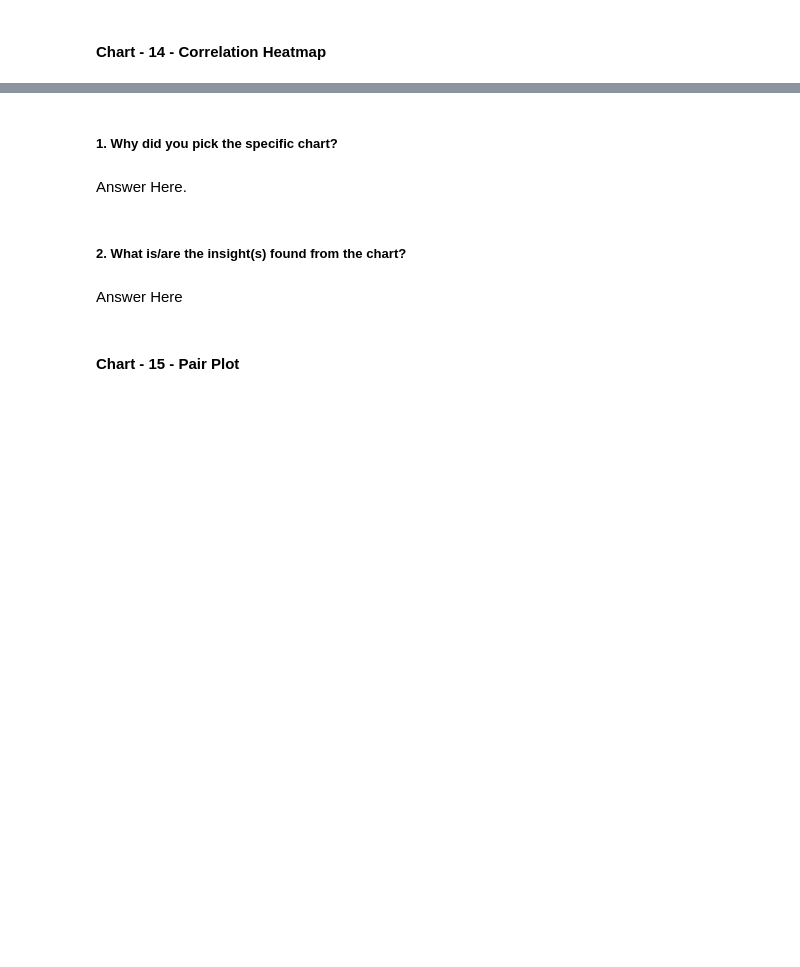
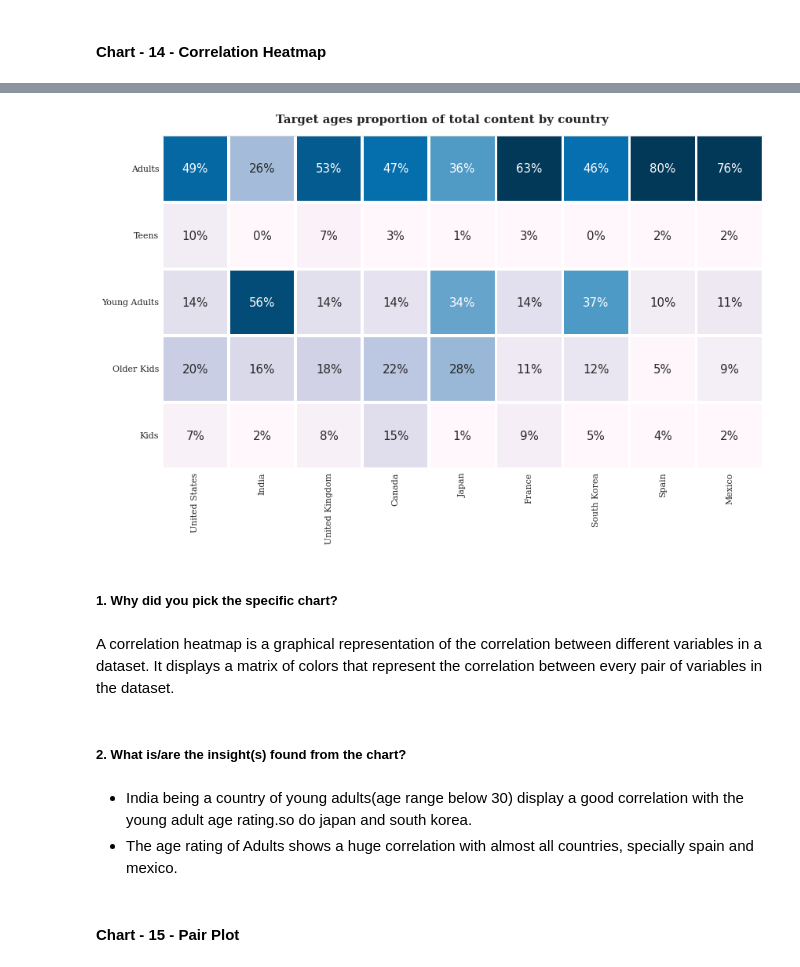
Before and after one commit to shivashukla02/Netflix-Movies-and-TV-Show-Clustering-Unsupervised, a Jupyter notebook: Netflix_Movies_and_TV_Show_Clustering_unsupervised.ipynb, the cells around one changed output, grey strips where cells are left out. Saved outputs shown, nothing was run; the diff lists cells and outputs as text; code cells hidden in the pictures; blank space fills up the shorter version.

```diff
--- a/Netflix_Movies_and_TV_Show_Clustering_unsupervised.ipynb
+++ b/Netflix_Movies_and_TV_Show_Clustering_unsupervised.ipynb
@@ -798,0 +836,19 @@ A word cloud, also known as a tag cloud, is a visual representation of the frequ
+# %%
+df_netflix2['country'] = df_netflix2['country'].astype('|S')
+# %%
+df_netflix2['principal_country'] = df_netflix2['country'].apply(lambda x: x.decode().split(",")[0])
+df_netflix2['principal_country'].head()
+
+country_order = df_netflix2['principal_country'].value_counts()[:11].index
+content_data = df_netflix2[['type', 'principal_country']].groupby('principal_country')['type'].value_counts().unstack().loc[country_order]
+content_data['sum'] = content_data.sum(axis=1)
+content_data_ratio = (content_data.T / content_data['sum']).T[['Movie', 'TV Show']].sort_values(by='Movie',ascending=False)[::-1]
+
+
+df_netflix2['count'] = 1
+data = df_netflix2.groupby('principal_country')[['principal_country','count']].sum().sort_values(by='count',ascending=False).reset_index()[:10]
+data = data['principal_country']
+
+Flix_df_heatmap = df_netflix2.loc[df_netflix2['principal_country'].isin(data)]
+Flix_df_heatmap = pd.crosstab(Flix_df_heatmap['principal_country'], Flix_df_heatmap['rating'],normalize = "index").T
+Flix_df_heatmap
@@ -799,10 +863,39 @@ A word cloud, also known as a tag cloud, is a visual representation of the frequ
+# %%
+# Plotting the heatmap
+fig, ax = plt.subplots(figsize=(12, 12))
+
+# Define the countries and ages to be included in the plot
+country_order = ['United States', 'India', 'United Kingdom', 'Canada', 'Japan', 'France', 'South Korea', 'Spain', 'Mexico']
+age_order = ['Adults', 'Teens', 'Young Adults', 'Older Kids', 'Kids']
+
+# Plot the heatmap
+sns.heatmap(Flix_df_heatmap.loc[age_order, country_order], cmap="PuBu", square=True, linewidth=2.5, cbar=False,
+            annot=True, fmt='2.0%', vmax=.6, vmin=0.05, ax=ax, annot_kws={"fontsize": 15})
+
+# Customize the plot
+ax.spines['top'].set_visible(True)
+fig.text(.76, .765, 'Target ages proportion of total content by country', fontweight='bold', fontfamily='serif', fontsize=15, ha='right')
+ax.set_yticklabels(ax.get_yticklabels(), fontfamily='serif', rotation=0, fontsize=11)
+ax.set_xticklabels(ax.get_xticklabels(), fontfamily='serif', rotation=90, fontsize=11)
+ax.set_ylabel('')
+ax.set_xlabel('')
+ax.tick_params(axis='both', which='both', length=0)
+
+# Improve the layout
+plt.tight_layout()
+plt.show()
+# %% [output]
+[figure, added]
 # %% [markdown]
 ##### 1. Why did you pick the specific chart?
-# %% [markdown]
-Answer Here.
+# %% [markdown]
+A correlation heatmap is a graphical representation of the correlation between different variables in a dataset. It displays a matrix of colors that represent the correlation between every pair of variables in the dataset.
 # %% [markdown]
 ##### 2. What is/are the insight(s) found from the chart?
-# %% [markdown]
-Answer Here
+# %% [markdown]
+
+
+*    India being a country of young adults(age range below 30) display a good correlation with the young adult age rating.so do japan and south korea.
+*   The age rating of Adults shows a huge correlation with almost all countries, specially spain and mexico.
 # %% [markdown]
 #### Chart - 15 - Pair Plot
```
Also changed, not shown: parts of 65 cells of this notebook.
